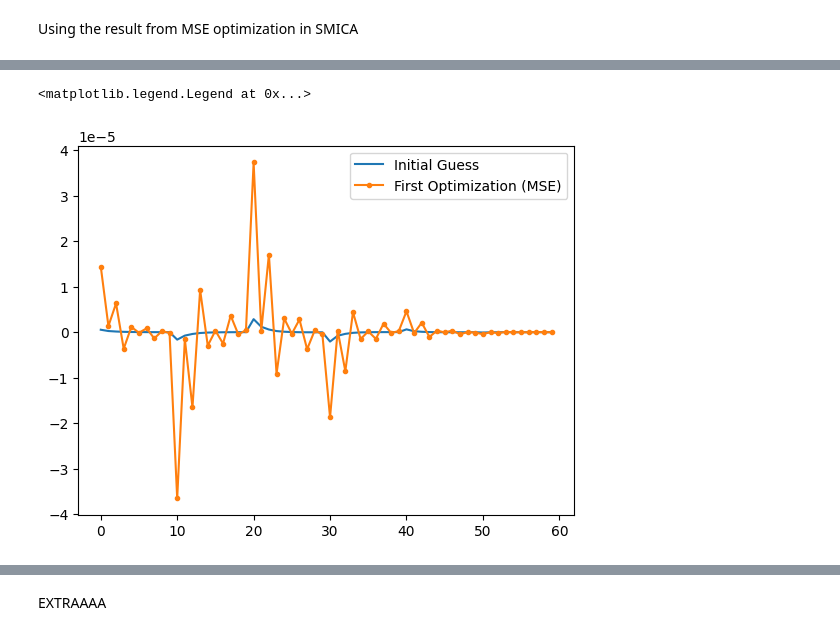
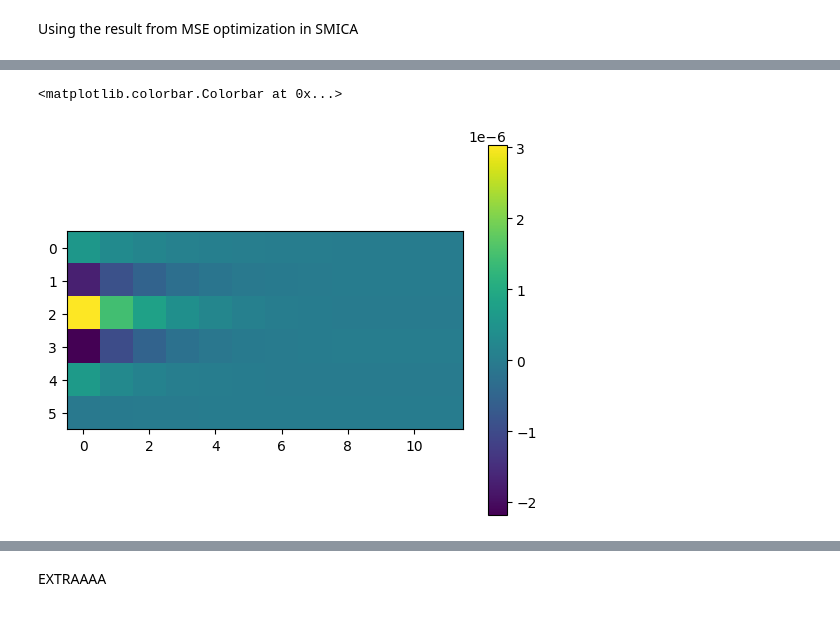
Before and after one commit to urwa99/MASS_Thesis, a Jupyter notebook: HI/SMICA_HI5.ipynb, the cells around one changed output, grey strips where cells are left out. Saved outputs shown, nothing was run; the diff lists cells and outputs as text; code cells hidden in the pictures.

```diff
--- a/HI/SMICA_HI5.ipynb
+++ b/HI/SMICA_HI5.ipynb
@@ -81,7 +81,7 @@ def diagonalize_matrices(cl, nfreqs):
 hi_d= diagonalize_matrices(hi_binned, nfreqs)
 #print(hi_d[10])
 # %%
-bins=10
+bins=12
 # %%
 def build_trapezoidal_basis(freqs, bin, top_width=0.5):
     """
@@ -536,9 +616,6 @@ plt.axhline(0, color='r', linestyle='--')
 # %%
-plt.plot(a_vec, label='Initial Guess')
-plt.plot(res1.x,'.-', label='First Optimization (MSE)')
-# plt.plot(res2.x, '.-',label='Second Optimization (SMICA)')
-plt.legend()
-# plt.ylim(4e-6, -4e-6)
+plt.imshow(a_matrix, label='Initial Guess')
+plt.colorbar()
 # %% [output]
-<matplotlib.legend.Legend at 0x...>
+<matplotlib.colorbar.Colorbar at 0x...>
-[figure, old version]
+[figure, new version]
```
Also changed, not shown: parts of 26 cells of this notebook, 1 other file.
